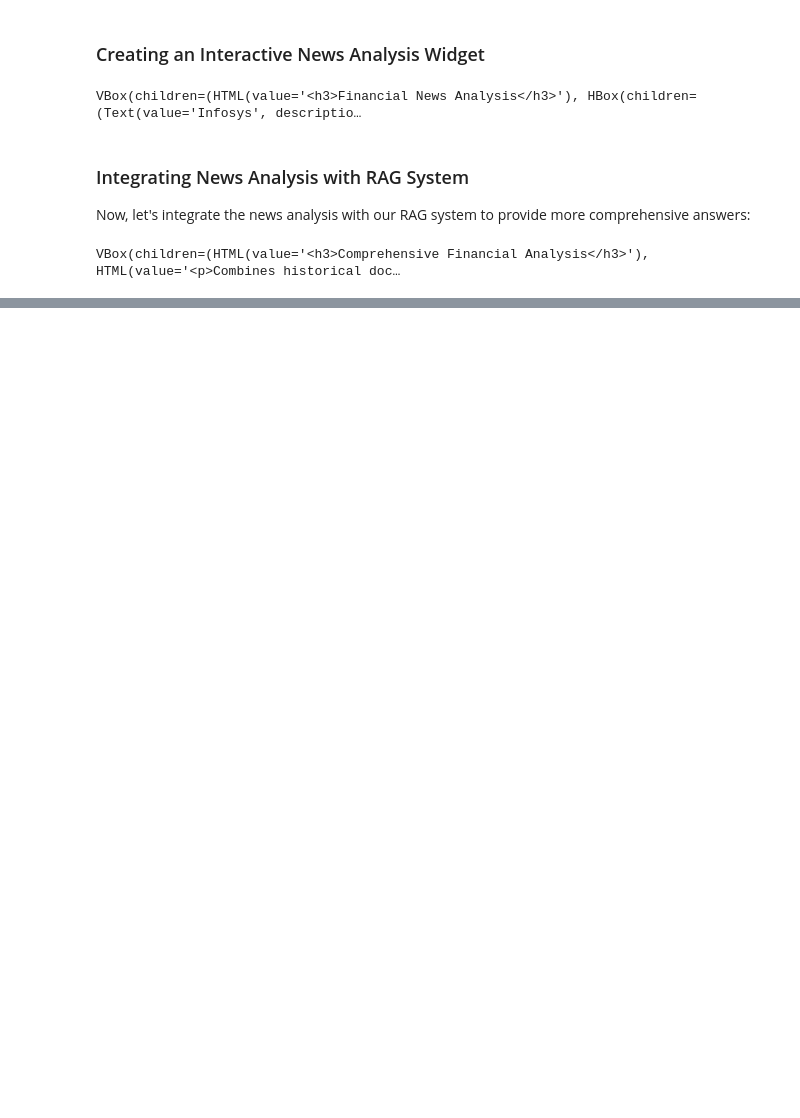
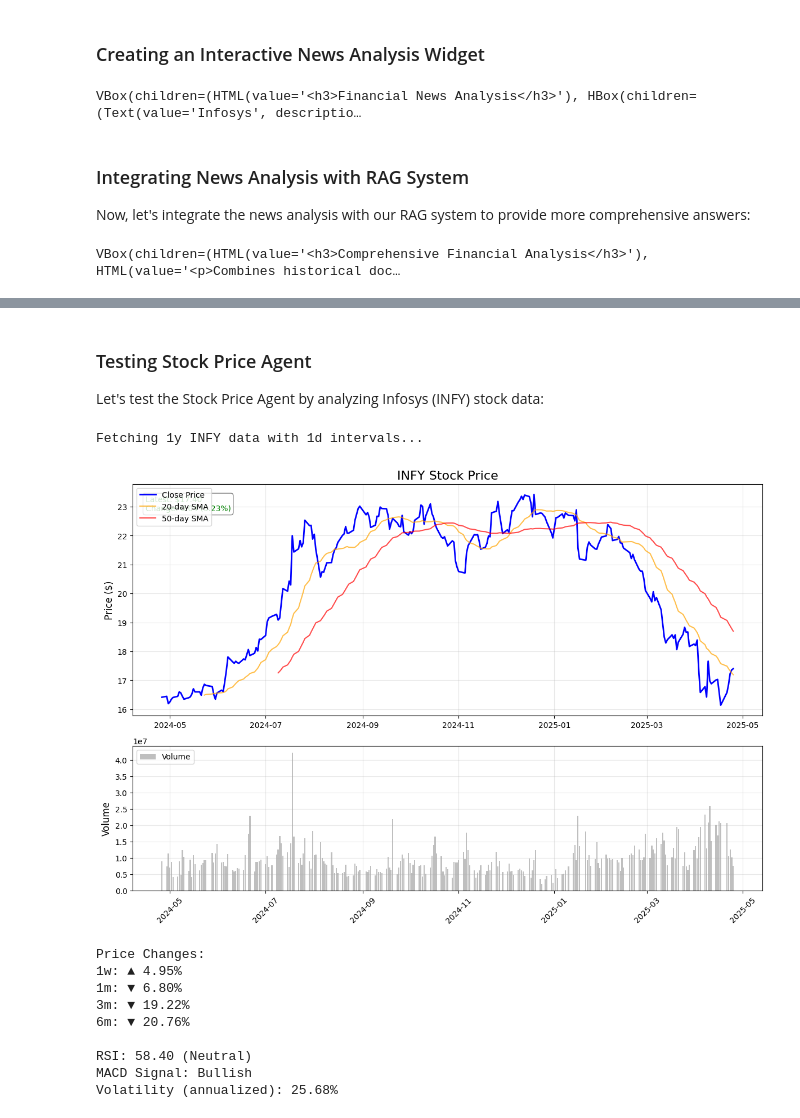
Before and after one commit to cogpy/CogFin-MA, a Jupyter notebook: RAG + Agent/src/main.ipynb, the cells around one changed output, grey strips where cells are left out. Cells and saved outputs as stored; diff of their text form; code cells hidden in the pictures; blank space fills up the shorter version.

Commit message:
rag + news + fundamental analysis + sentiment + stock prices done

```diff
--- a/RAG + Agent/src/main.ipynb
+++ b/RAG + Agent/src/main.ipynb
@@ -1258,0 +1434,49 @@ display(tabbed_ui)
+# %% [markdown]
+### Testing Stock Price Agent
+
+Let's test the Stock Price Agent by analyzing Infosys (INFY) stock data:
+# %%
+# Get Infosys (INFY) stock data for the past year
+ticker = "INFY"
+infy_data = stock_agent.get_stock_data(ticker, period="1y")
+
+if not infy_data.empty:
+    # Calculate technical indicators
+    infy_data_with_indicators = stock_agent.calculate_technical_indicators(infy_data)
+
+    # Plot stock data
+    fig = stock_agent.plot_stock_data(infy_data_with_indicators, ticker)
+    plt.show()
+
+    # Get price movement analysis
+    price_analysis = stock_agent.analyze_price_movement(infy_data_with_indicators, ticker)
+
+    # Display price changes over different periods
+    print("\nPrice Changes:")
+    for period, values in price_analysis["returns"].items():
+        direction = "▲" if values['pct_change'] > 0 else "▼"
+        print(f"{period}: {direction} {abs(values['pct_change']):.2f}%")
+
+    # Display technical indicators
+    if 'rsi' in price_analysis:
+        print(f"\nRSI: {price_analysis['rsi']['value']:.2f} ({price_analysis['rsi']['signal']})")
+
+    if 'macd' in price_analysis:
+        print(f"MACD Signal: {price_analysis['macd']['signal']}")
+
+    if 'volatility' in price_analysis:
+        print(f"Volatility (annualized): {price_analysis['volatility']['annualized'] * 100:.2f}%")
+else:
+    print(f"No data available for {ticker}. Make sure you have a valid internet connection and the ticker symbol is correct.")
+# %% [output]
+Fetching 1y INFY data with 1d intervals...
+[figure, added]
+Price Changes:
+1w: ▲ 4.95%
+1m: ▼ 6.80%
+3m: ▼ 19.22%
+6m: ▼ 20.76%
+
+RSI: 58.40 (Neutral)
+MACD Signal: Bullish
+Volatility (annualized): 25.68%
```
Also changed, not shown: parts of 33 cells of this notebook.
